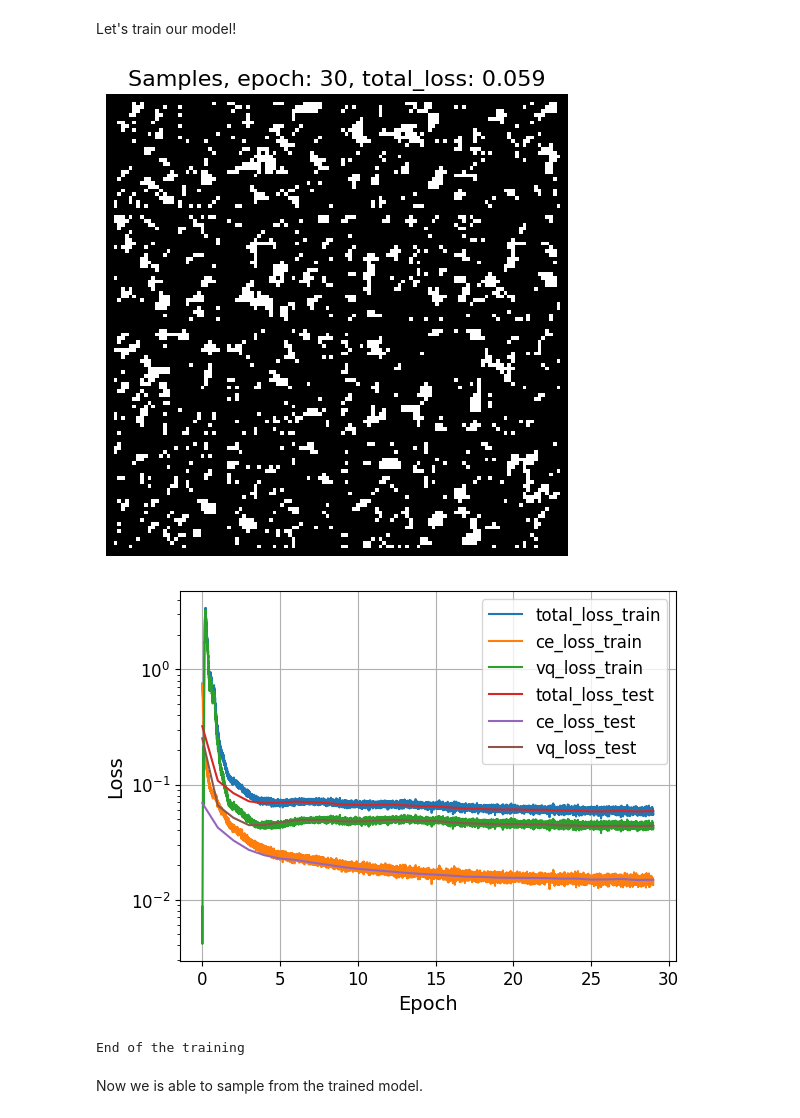
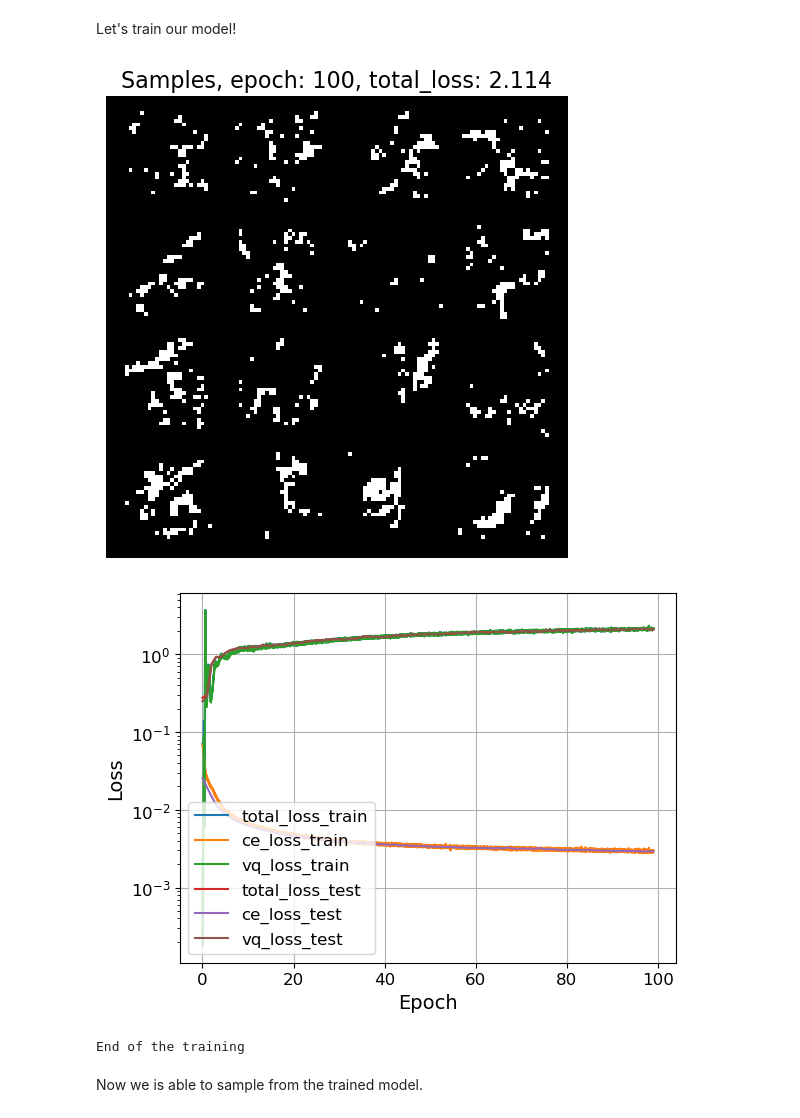
Before and after one commit to collateraris/ML_courses_GenAI_NLP, a Jupyter notebook: scientificProject/GenAI/hw3/vqvae.ipynb, the cells around one changed output. Saved outputs shown, nothing was run; the diff lists cells and outputs as text; code cells hidden in the pictures.

Commit message:
+ update vqvae

```diff
--- a/scientificProject/GenAI/hw3/vqvae.ipynb
+++ b/scientificProject/GenAI/hw3/vqvae.ipynb
@@ -288,7 +292,7 @@ class VQVAEModel(BaseModel):
         probs = torch.sigmoid(logits[:, 0:1, :, :])
         samples = torch.bernoulli(probs)
         # ====
-        return samples.cpu().numpy()
+        return samples.cpu().detach().numpy()
 
     def sample(self, n: int) -> np.ndarray:
         with torch.no_grad():
@@ -335,38 +339,38 @@ Let's train our model!
 # %%
 # ====
 # your code
 # choose these parameters
-BATCH_SIZE = 128
-EPOCHS = 20
+BATCH_SIZE = 512
+EPOCHS = 100
 LR = 1e-3
-CE_SCALE = 1.0
+CE_SCALE = 1e-1
 # ====
 
-model = VQVAEModel(ce_loss_scale=CE_SCALE, latent_dim=16, num_embeddings=128)
+model = VQVAEModel(ce_loss_scale=CE_SCALE, latent_dim=32, num_embeddings=128)
 
 train_loader = data.DataLoader(train_data, batch_size=BATCH_SIZE, shuffle=True)
 test_loader = data.DataLoader(test_data, batch_size=BATCH_SIZE)
 
 # ====
 # your code
 # choose any optimizer/scheduler as you want
 optimizer = torch.optim.Adam(model.parameters(), lr=LR)
 # ====
 
 train_model(
     model,
     train_loader,
     test_loader,
     epochs=EPOCHS,
     optimizer=optimizer,
     device=DEVICE,
     n_samples=16,
     visualize_samples=True,
     logscale_y=True,
 )
 # %% [output]
-[figure, old version]
+[figure, new version]
-[figure, old version]
+[figure, new version]
 End of the training
 # %% [markdown]
 Now we is able to sample from the trained model.
```
Also changed, not shown: parts of 8 cells of this notebook.
